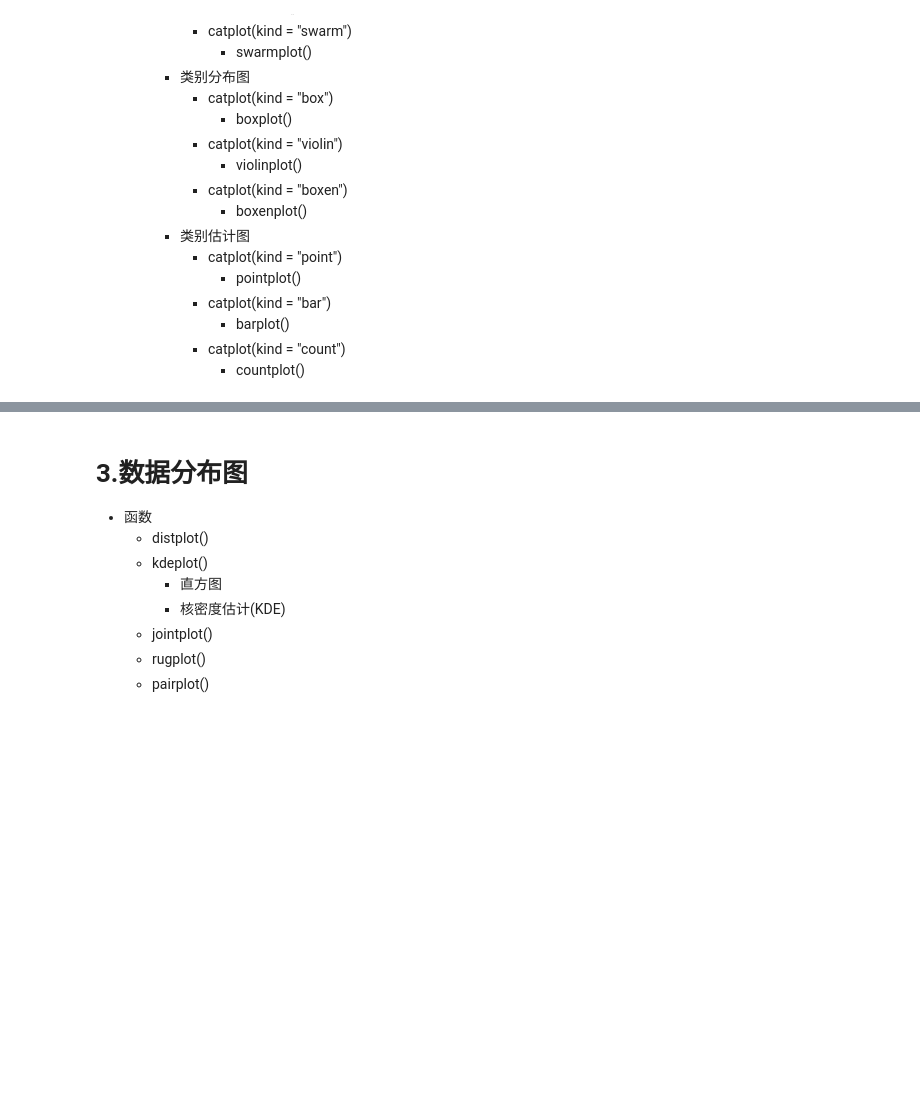
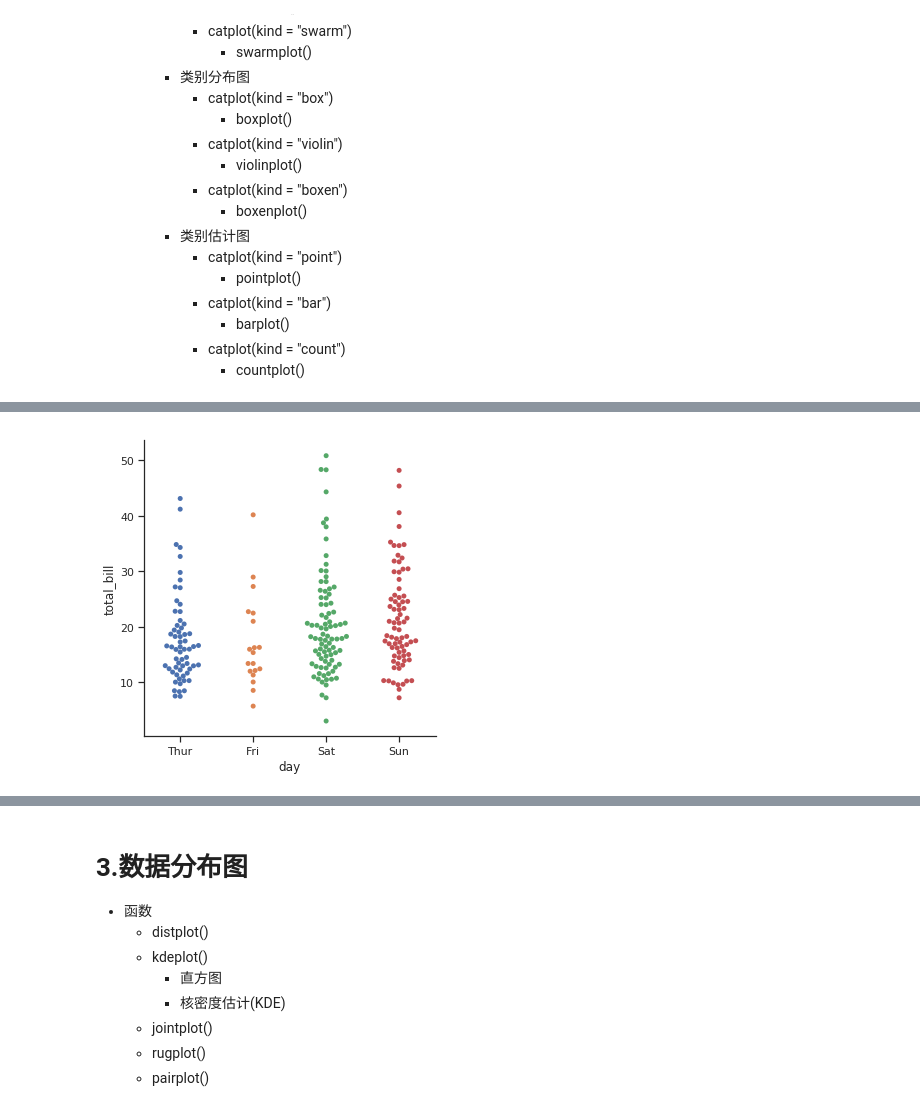
Before and after one commit to wangzhefeng/pysci, a Jupyter notebook: 006-seaborn.ipynb, the cells around one changed output, grey strips where cells are left out. Drawn from its saved outputs; the diff is of its cells as text; code cells hidden in the pictures; blank space fills up the shorter version.

```diff
--- a/006-seaborn.ipynb
+++ b/006-seaborn.ipynb
@@ -287,0 +310,4 @@ sns.set(style = "ticks", color_codes = True)
+# %%
+sns.catplot(x = "day", y = "total_bill", kind = "swarm", data = tips);
+# %% [output]
+[figure, added]
```
Also changed, not shown: parts of 12 cells of this notebook, 1 other file.
